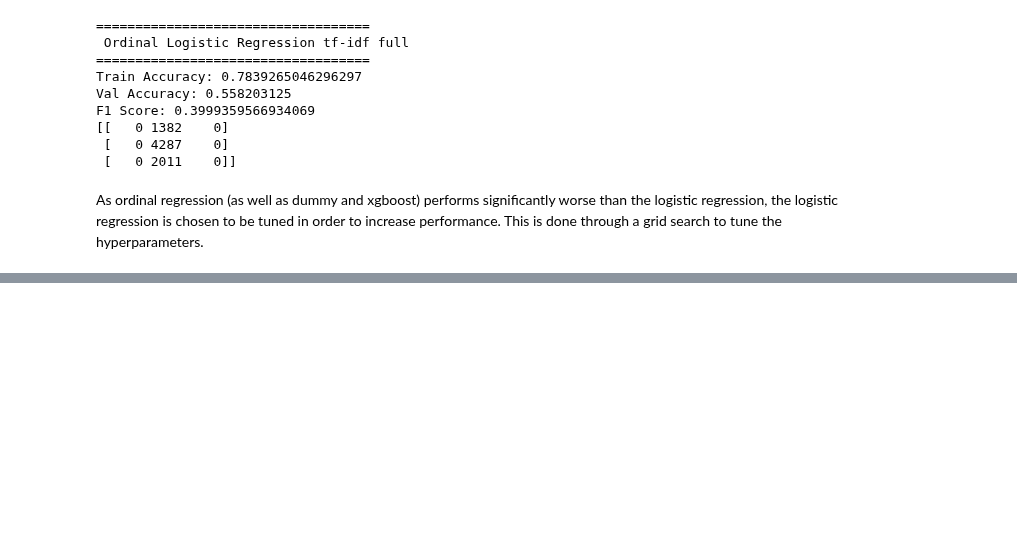
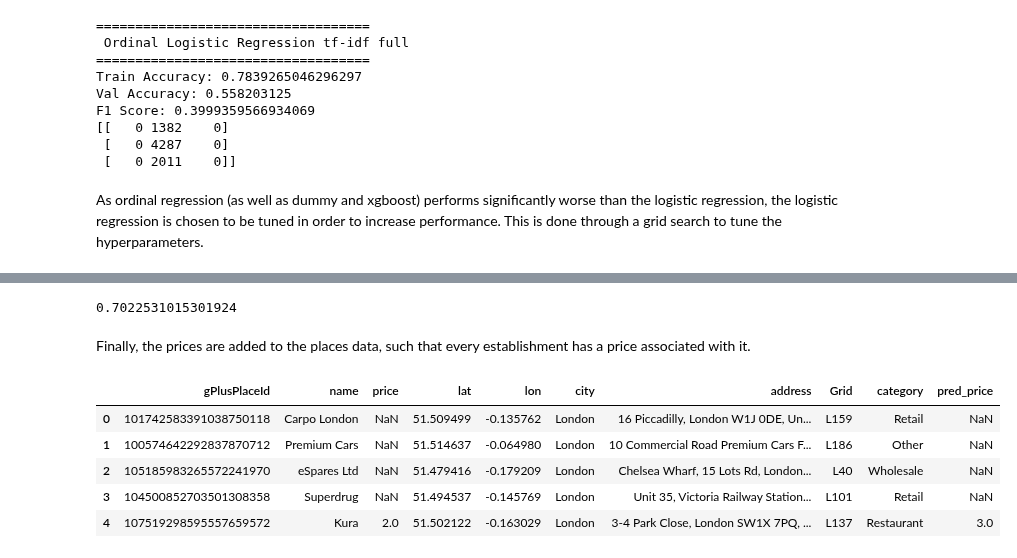
Before and after one commit to jesperhauch/GoogleLocalReviews, a Jupyter notebook: NLPClassification-Copy1.ipynb, the cells around one changed output, grey strips where cells are left out. Saved outputs shown, nothing was run; the diff lists cells and outputs as text; code cells hidden in the pictures; blank space fills up the shorter version.

```diff
--- a/NLPClassification-Copy1.ipynb
+++ b/NLPClassification-Copy1.ipynb
@@ -295,0 +275,18 @@ df.head()
+# %%
+# Fraction that matches real price
+sum(sum([df["price"] == df["pred_price"]])) / len(df)
+# %% [output]
+0.7022531015301924
+# %%
+# First create a series with the Id, predicted price and the counts
+p_choice = df.groupby(['gPlusPlaceId', 'pred_price']).size()
+# Create dataframe
+df_p = p_choice.to_frame('count').reset_index()
+# Find largest count for each place Id
+df_pmax = df_p.groupby('gPlusPlaceId').max()['count'].reset_index()
+# Merge the largest count and the df with the price points
+df_pfin = df_pmax.merge(df_p, on=['gPlusPlaceId', 'count'])
+# Drop the counts
+df_pfin = df_pfin.drop(['count'], axis=1)
+# As there are cases where there are equal number of reviews, these cases pick the larger price
+df_pfin = df_pfin.groupby('gPlusPlaceId').max()['pred_price'].reset_index()
@@ -295,0 +298,13 @@ df.head()
+# %% [markdown]
+Finally, the prices are added to the places data, such that every establishment has a price associated with it.
+# %%
+df_places = pd.read_csv("data/places_final.csv")
+df_places = pd.merge(df_places, df_pfin, how="left", on="gPlusPlaceId")
+df_places.head()
+# %% [output]
+|  | gPlusPlaceId | name | price | lat | lon | city | address | Grid | category | pred_price |
+| 0 | 101742583391038750118 | Carpo London | NaN | 51.509499 | -0.135762 | London | 16 Piccadilly, London W1J 0DE, Un... | L159 | Retail | NaN |
+| 1 | 100574642292837870712 | Premium Cars | NaN | 51.514637 | -0.064980 | London | 10 Commercial Road Premium Cars F... | L186 | Other | NaN |
+| 2 | 105185983265572241970 | eSpares Ltd | NaN | 51.479416 | -0.179209 | London | Chelsea Wharf, 15 Lots Rd, London... | L40 | Wholesale | NaN |
+| 3 | 104500852703501308358 | Superdrug | NaN | 51.494537 | -0.145769 | London | Unit 35, Victoria Railway Station... | L101 | Retail | NaN |
+| 4 | 107519298595557659572 | Kura | 2.0 | 51.502122 | -0.163029 | London | 3-4 Park Close, London SW1X 7PQ, ... | L137 | Restaurant | 3.0 |
```
Also changed, not shown: parts of 22 cells of this notebook, 1 other file.
